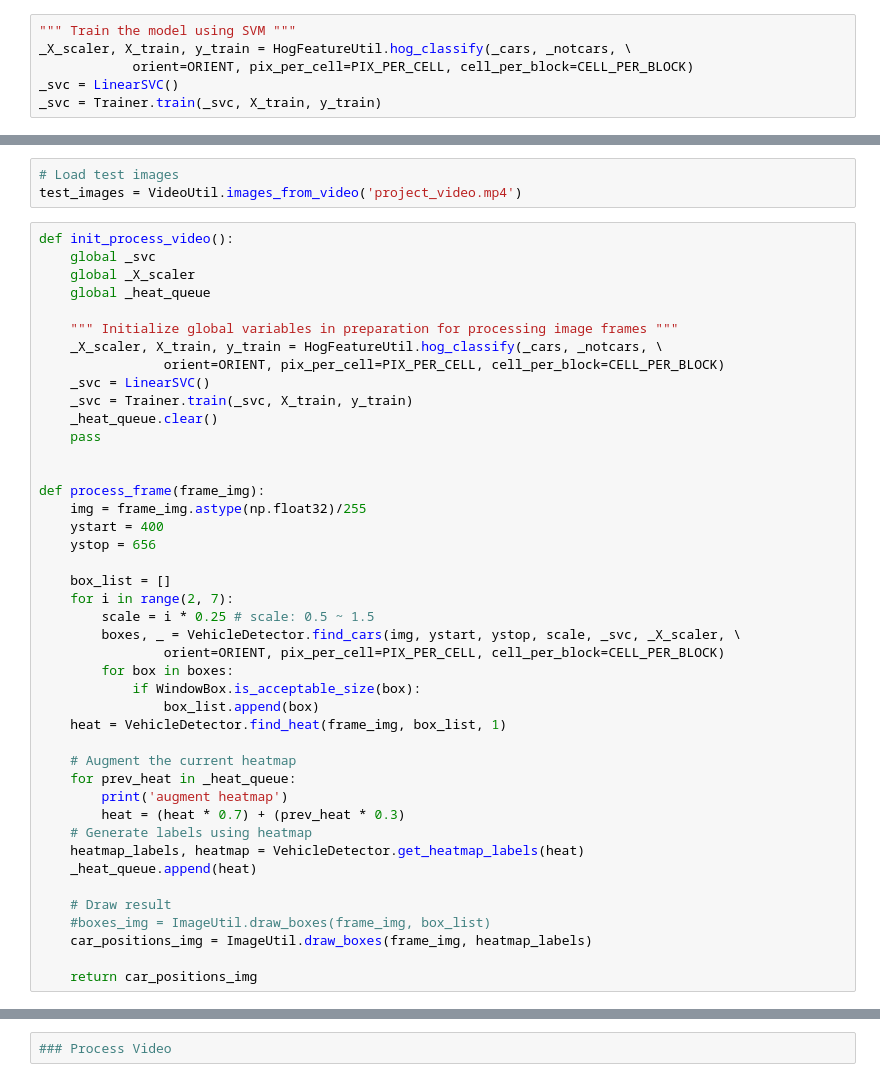
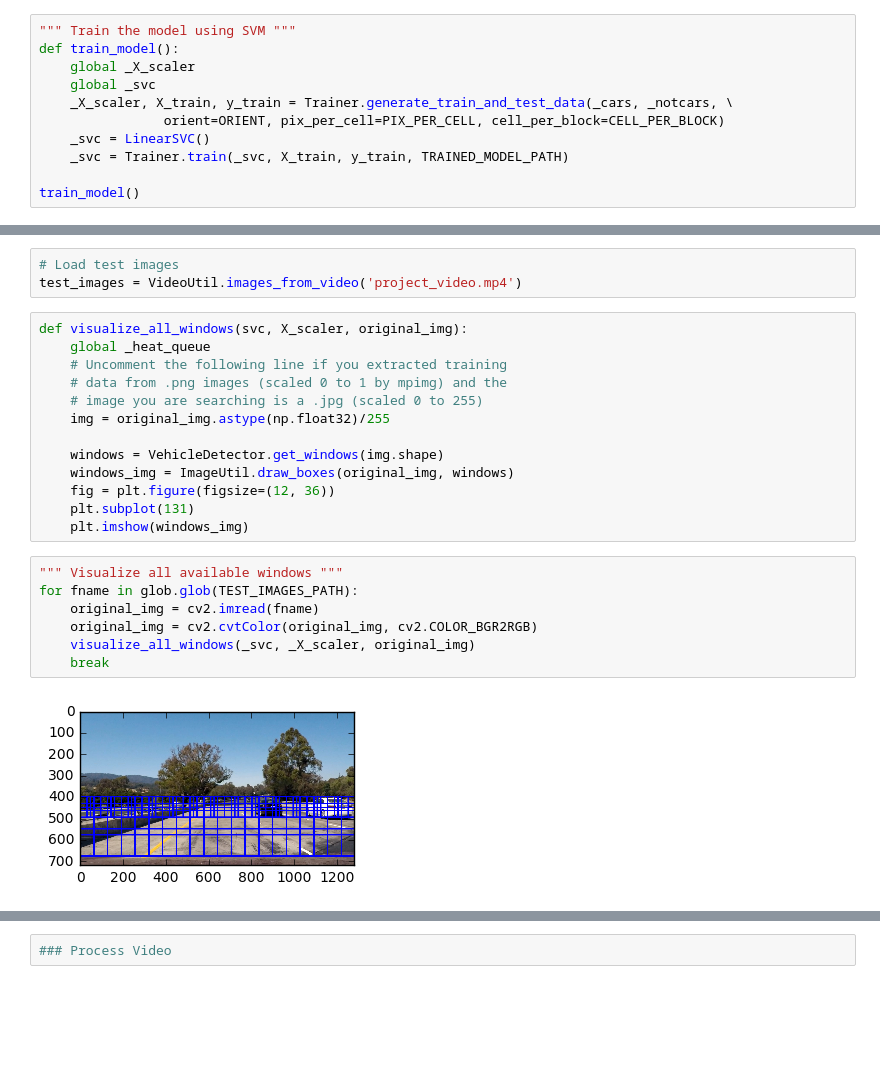
Before and after one commit to jasonhuh/CarND-Vehicle-Detection, a Jupyter notebook: CarND-Vehicle-Detection.ipynb, the cells around one changed output, grey strips where cells are left out. Cells and saved outputs as stored; diff of their text form; blank space fills up the shorter version.

```diff
--- a/CarND-Vehicle-Detection.ipynb
+++ b/CarND-Vehicle-Detection.ipynb
@@ -170,7 +196,12 @@ I trained a linear SVM using...
 # %%
 """ Train the model using SVM """
-_X_scaler, X_train, y_train = HogFeatureUtil.hog_classify(_cars, _notcars, \
-            orient=ORIENT, pix_per_cell=PIX_PER_CELL, cell_per_block=CELL_PER_BLOCK)
-_svc = LinearSVC()
-_svc = Trainer.train(_svc, X_train, y_train)
+def train_model():
+    global _X_scaler
+    global _svc
+    _X_scaler, X_train, y_train = Trainer.generate_train_and_test_data(_cars, _notcars, \
+                orient=ORIENT, pix_per_cell=PIX_PER_CELL, cell_per_block=CELL_PER_BLOCK)
+    _svc = LinearSVC()
+    _svc = Trainer.train(_svc, X_train, y_train, TRAINED_MODEL_PATH)
+
+train_model()
 # %% [output]
@@ -184,49 +215,28 @@ For these 10 labels:  [ 1.  1.  0.  0.  0.  0.  1.  0.  1.  1.]
 # %%
 # Load test images
 test_images = VideoUtil.images_from_video('project_video.mp4')
-# %%
-def init_process_video():
-    global _svc
-    global _X_scaler
-    global _heat_queue
-
-    """ Initialize global variables in preparation for processing image frames """
-    _X_scaler, X_train, y_train = HogFeatureUtil.hog_classify(_cars, _notcars, \
-                orient=ORIENT, pix_per_cell=PIX_PER_CELL, cell_per_block=CELL_PER_BLOCK)
-    _svc = LinearSVC()
-    _svc = Trainer.train(_svc, X_train, y_train)
-    _heat_queue.clear()
-    pass
-
-
-def process_frame(frame_img):
-    img = frame_img.astype(np.float32)/255
-    ystart = 400
-    ystop = 656
-
-    box_list = []
-    for i in range(2, 7):
-        scale = i * 0.25 # scale: 0.5 ~ 1.5
-        boxes, _ = VehicleDetector.find_cars(img, ystart, ystop, scale, _svc, _X_scaler, \
-                orient=ORIENT, pix_per_cell=PIX_PER_CELL, cell_per_block=CELL_PER_BLOCK)
-        for box in boxes:
-            if WindowBox.is_acceptable_size(box):
-                box_list.append(box)
-    heat = VehicleDetector.find_heat(frame_img, box_list, 1)
-
-    # Augment the current heatmap
-    for prev_heat in _heat_queue:
-        print('augment heatmap')
-        heat = (heat * 0.7) + (prev_heat * 0.3)
-    # Generate labels using heatmap
-    heatmap_labels, heatmap = VehicleDetector.get_heatmap_labels(heat)
-    _heat_queue.append(heat)
-
-    # Draw result
-    #boxes_img = ImageUtil.draw_boxes(frame_img, box_list)
-    car_positions_img = ImageUtil.draw_boxes(frame_img, heatmap_labels)
-
-    return car_positions_img
+# %%
+def visualize_all_windows(svc, X_scaler, original_img):
+    global _heat_queue
+    # Uncomment the following line if you extracted training
+    # data from .png images (scaled 0 to 1 by mpimg) and the
+    # image you are searching is a .jpg (scaled 0 to 255)
+    img = original_img.astype(np.float32)/255
+
+    windows = VehicleDetector.get_windows(img.shape)
+    windows_img = ImageUtil.draw_boxes(original_img, windows)
+    fig = plt.figure(figsize=(12, 36))
+    plt.subplot(131)
+    plt.imshow(windows_img)
+# %%
+""" Visualize all available windows """
+for fname in glob.glob(TEST_IMAGES_PATH):
+    original_img = cv2.imread(fname)
+    original_img = cv2.cvtColor(original_img, cv2.COLOR_BGR2RGB)
+    visualize_all_windows(_svc, _X_scaler, original_img)
+    break
+# %% [output]
+[figure, added]
 # %%
 def visualize_find_cars(svc, X_scaler, original_img):
     global _heat_queue
```
Also changed, not shown: parts of 19 cells of this notebook, 4 other files.
